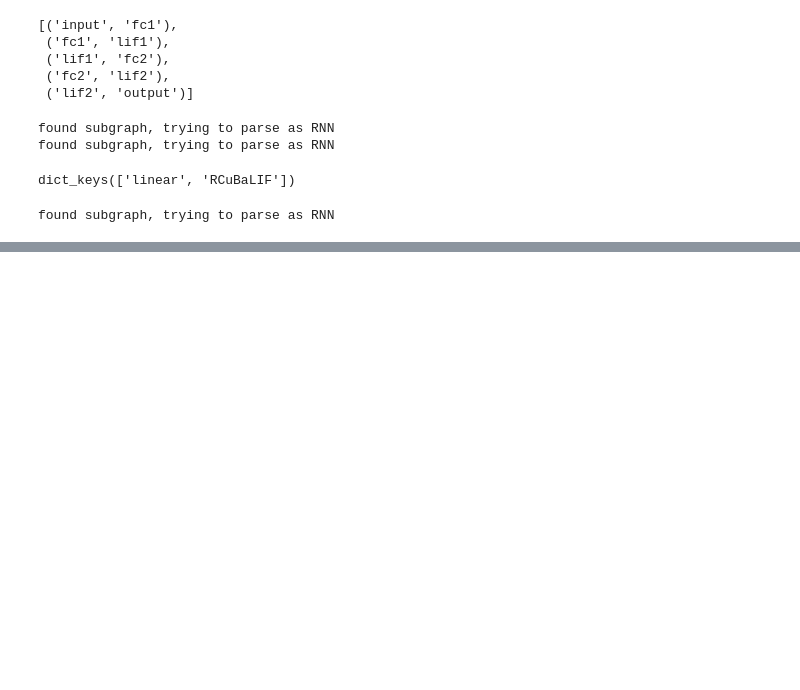
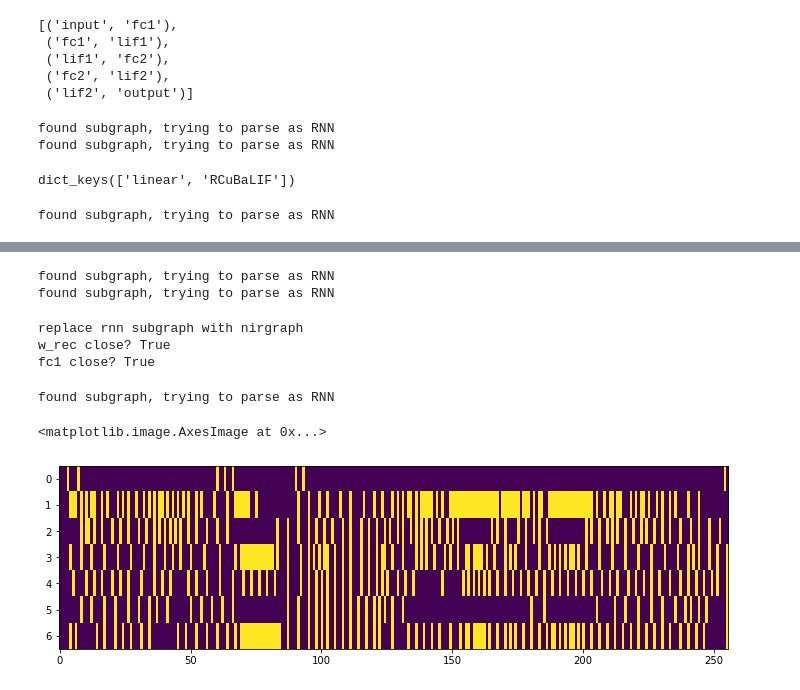
Before and after one commit to kmheckel/spyx, a Jupyter notebook: docs/examples/nir/rsnn/braille_subtract_spyx.ipynb, the cells around one changed output, grey strips where cells are left out. Saved outputs shown, nothing was run; the diff lists cells and outputs as text; code cells hidden in the pictures; blank space fills up the shorter version.

Commit message:
finished NIR import for baseline functionality

```diff
--- a/docs/examples/nir/rsnn/braille_subtract_spyx.ipynb
+++ b/docs/examples/nir/rsnn/braille_subtract_spyx.ipynb
@@ -110,0 +184,7 @@ params
+# %%
+ng = nir.read("braille_noDelay_bias_zero_subgraph.nir")
+# %%
+SNN, params = spyx.nir.from_nir(ng, x, dt=1e-4, return_all_states=True)
+# %% [output]
+found subgraph, trying to parse as RNN
+found subgraph, trying to parse as RNN
@@ -110,0 +194,23 @@ params
+# %%
+from snntorch import import_nirtorch
+nirgraph = nir.read("braille_noDelay_bias_zero_subgraph.nir")
+net_snn = import_nirtorch.from_nir(nirgraph)
+
+snn_rec = net_snn.lif1.recurrent.weight.detach().reshape(-1)
+print('w_rec close?', jnp.allclose(spyx_rec, snn_rec.numpy()))
+snn_inp = net_snn.fc1.weight.detach().reshape(-1)
+print('fc1 close?', jnp.allclose(spyx_inp, snn_inp.numpy()))
+# %% [output]
+replace rnn subgraph with nirgraph
+w_rec close? True
+fc1 close? True
+# %%
+a, b = SNN.apply(params, x)
+# %% [output]
+found subgraph, trying to parse as RNN
+# %%
+plt.figure(figsize=(12,4))
+plt.imshow(a[0].T, aspect=10, interpolation="none")
+# %% [output]
+<matplotlib.image.AxesImage at 0x...>
+[figure, added]
```
Also changed, not shown: parts of 32 cells of this notebook, 11 other files.
